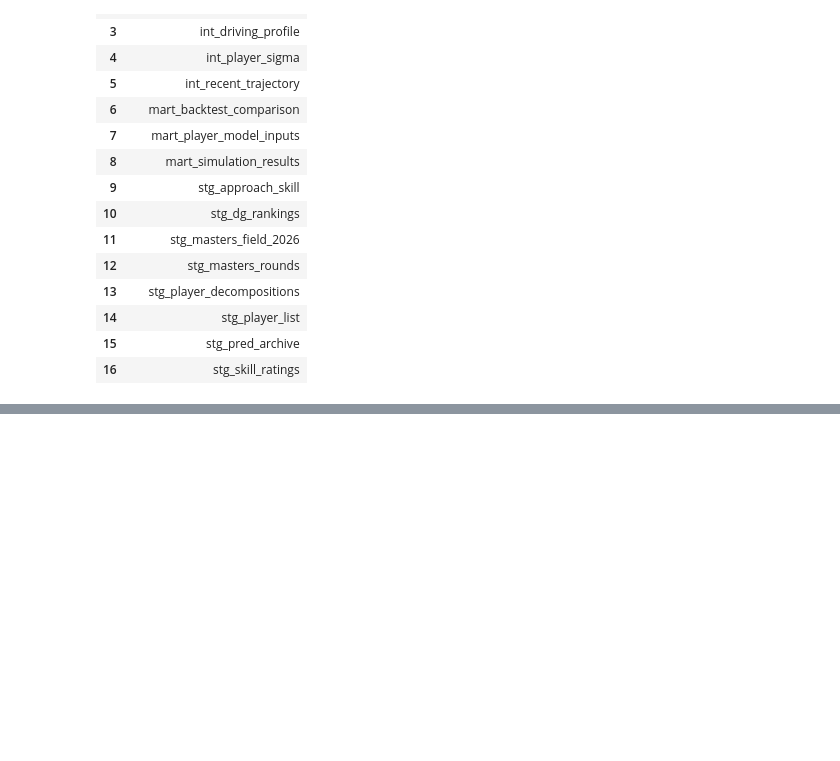
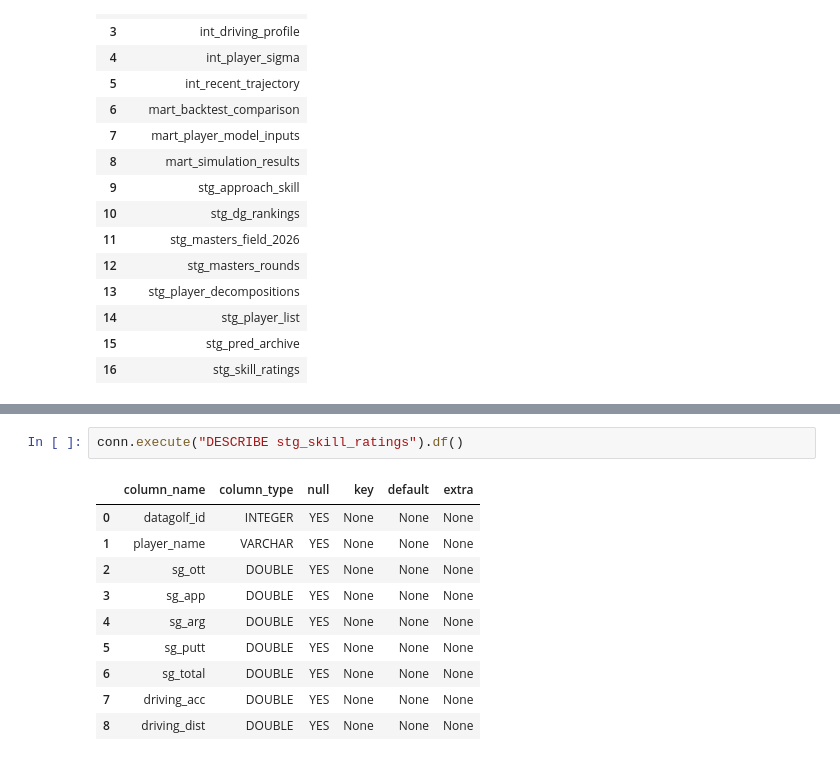
Before and after one commit to sunnyyan97/masters-golf-analytics, a Jupyter notebook: Untitled1.ipynb, the cells around one changed output, grey strips where cells are left out. Saved outputs shown, nothing was run; the diff lists cells and outputs as text; blank space fills up the shorter version.

```diff
--- a/Untitled1.ipynb
+++ b/Untitled1.ipynb
@@ -111,0 +222,13 @@ Training samples: 448
+# %%
+conn.execute("DESCRIBE stg_skill_ratings").df()
+# %% [output]
+|  | column_name | column_type | null | key | default | extra |
+| 0 | datagolf_id | INTEGER | YES | None | None | None |
+| 1 | player_name | VARCHAR | YES | None | None | None |
+| 2 | sg_ott | DOUBLE | YES | None | None | None |
+| 3 | sg_app | DOUBLE | YES | None | None | None |
+| 4 | sg_arg | DOUBLE | YES | None | None | None |
+| 5 | sg_putt | DOUBLE | YES | None | None | None |
+| 6 | sg_total | DOUBLE | YES | None | None | None |
+| 7 | driving_acc | DOUBLE | YES | None | None | None |
+| 8 | driving_dist | DOUBLE | YES | None | None | None |
```
Also changed, not shown: parts of 8 cells of this notebook, 3 other files.
